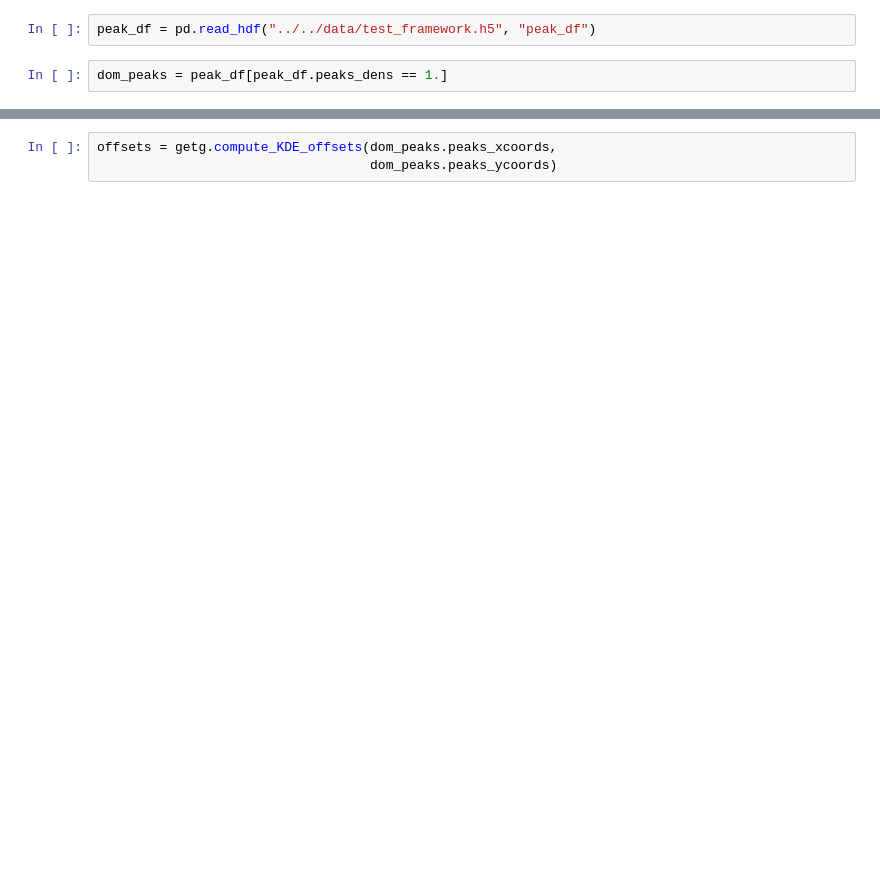
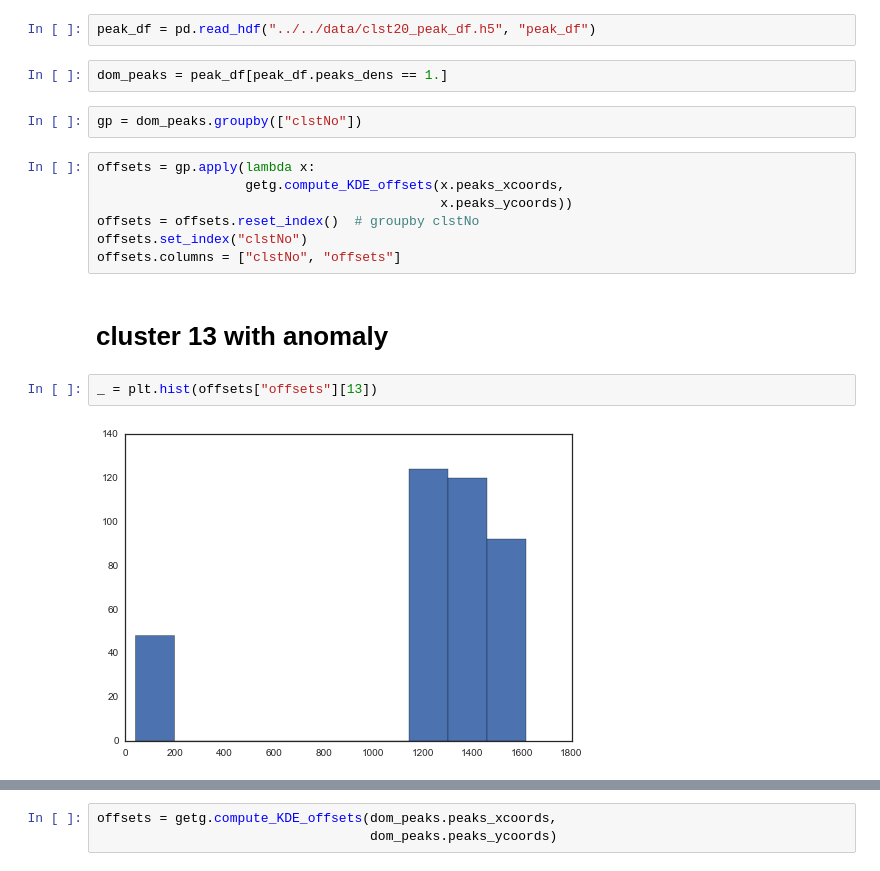
Before and after one commit to karenyyng/galaxy_DM_offset, a Jupyter notebook: code/prototypes/offset as a function of projection.ipynb, the cells around one changed output, grey strips where cells are left out. Drawn from its saved outputs; the diff is of its cells as text; blank space fills up the shorter version.

Commit message:
more offset plots with different projections

```diff
--- a/code/prototypes/offset as a function of projection.ipynb
+++ b/code/prototypes/offset as a function of projection.ipynb
@@ -12,6 +19,21 @@ import get_gal_centroids as getg
 import seaborn as sns
 sns.set_style("white")
 # %%
-peak_df = pd.read_hdf("../../data/test_framework.h5", "peak_df")
+peak_df = pd.read_hdf("../../data/clst20_peak_df.h5", "peak_df")
 # %%
 dom_peaks = peak_df[peak_df.peaks_dens == 1.]
+# %%
+gp = dom_peaks.groupby(["clstNo"])
+# %%
+offsets = gp.apply(lambda x:
+                   getg.compute_KDE_offsets(x.peaks_xcoords,
+                                            x.peaks_ycoords))
+offsets = offsets.reset_index()  # groupby clstNo
+offsets.set_index("clstNo")
+offsets.columns = ["clstNo", "offsets"]
+# %% [markdown]
+# cluster 13 with anomaly
+# %%
+_ = plt.hist(offsets["offsets"][13])
+# %% [output]
+[figure, added]
```
Also changed, not shown: parts of 6 cells of this notebook, 1 other file.
